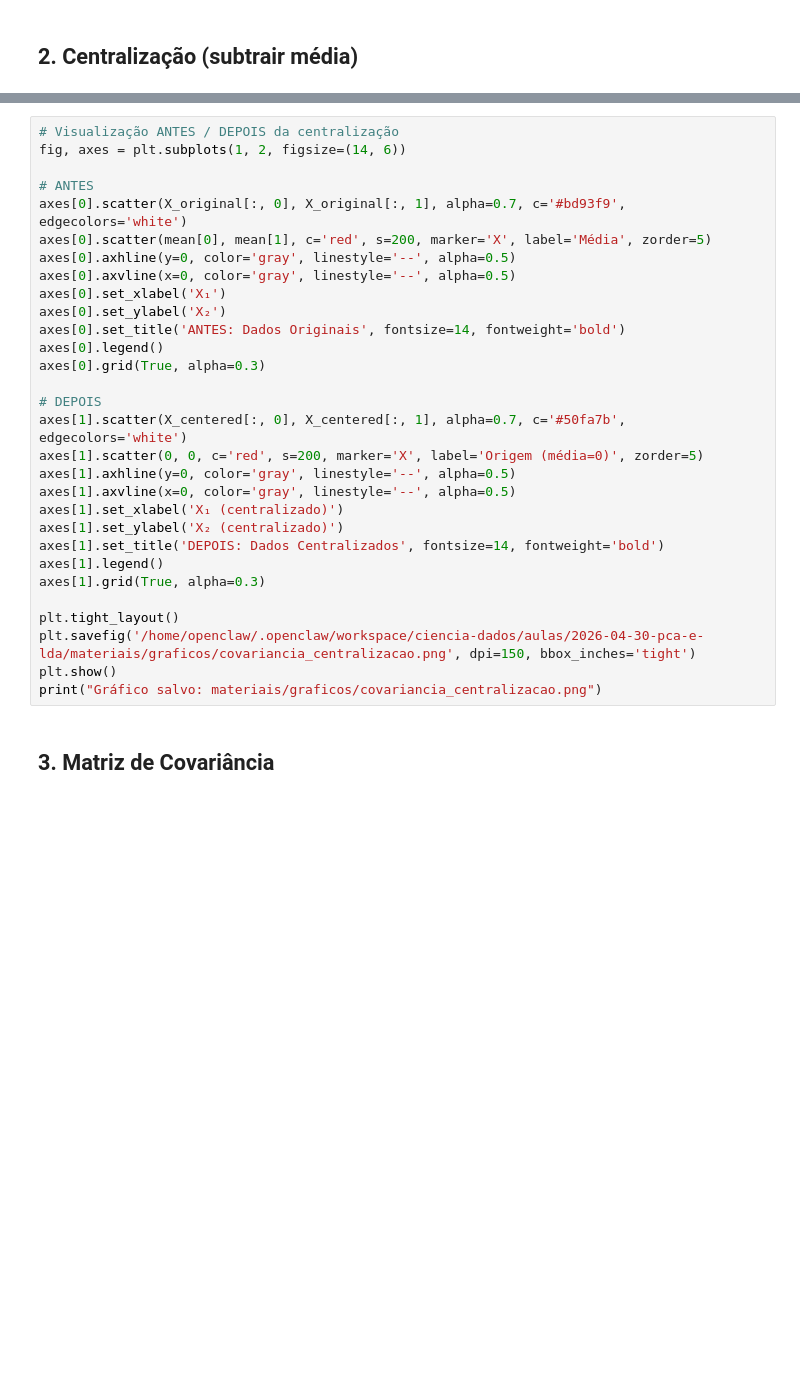
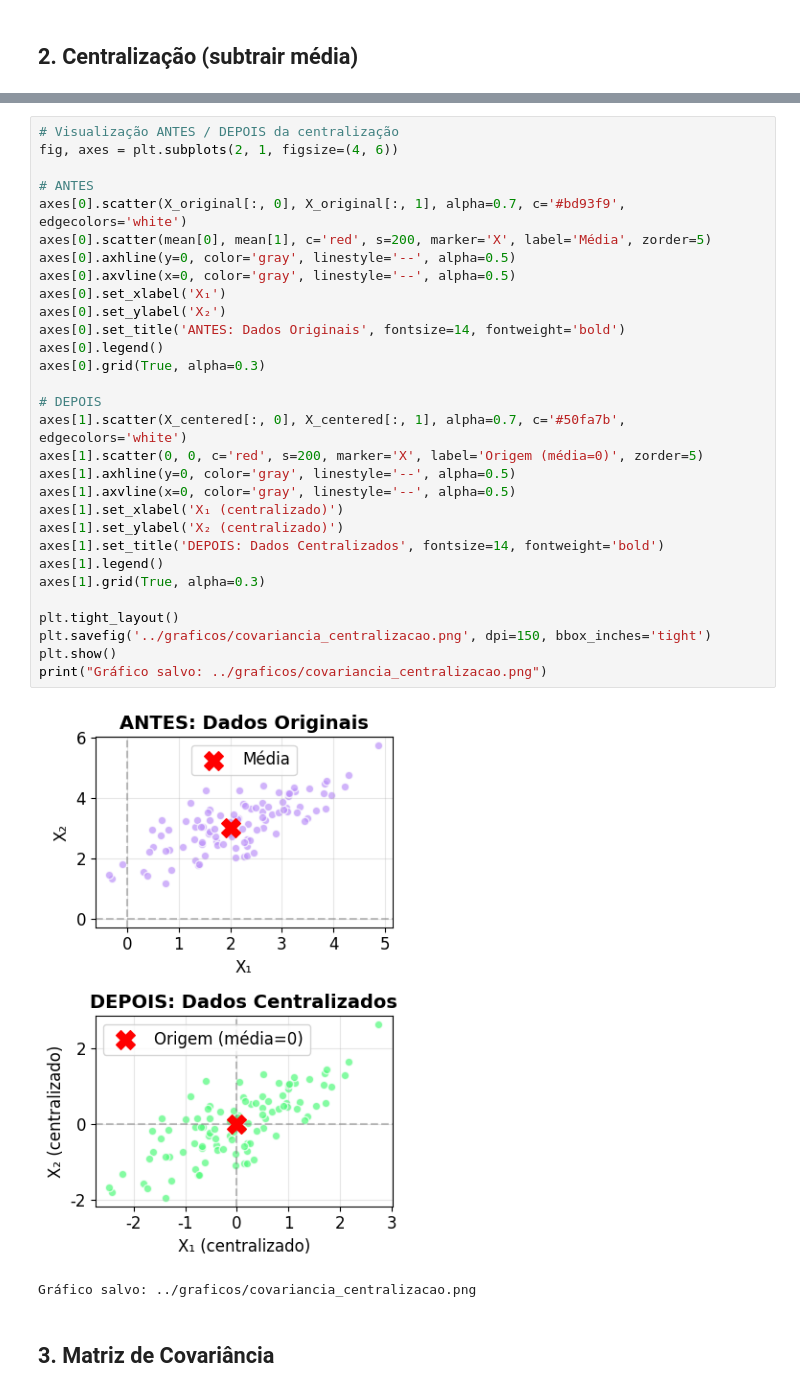
Before and after one commit to caiohamamura/reveal-cpvbcdd-202501, a Jupyter notebook: ciencia-dados/aulas/2026-04-30-pca-e-lda/materiais/notebooks/04_pca_matematica_ilustrada.ipynb, the cells around one changed output, grey strips where cells are left out. Saved outputs shown, nothing was run; the diff lists cells and outputs as text; blank space fills up the shorter version.

```diff
--- a/ciencia-dados/aulas/2026-04-30-pca-e-lda/materiais/notebooks/04_pca_matematica_ilustrada.ipynb
+++ b/ciencia-dados/aulas/2026-04-30-pca-e-lda/materiais/notebooks/04_pca_matematica_ilustrada.ipynb
@@ -37,33 +43,36 @@ print("(deve ser aproximadamente [0, 0])")
 # %%
 # Visualização ANTES / DEPOIS da centralização
-fig, axes = plt.subplots(1, 2, figsize=(14, 6))
+fig, axes = plt.subplots(2, 1, figsize=(4, 6))
 
 # ANTES
 axes[0].scatter(X_original[:, 0], X_original[:, 1], alpha=0.7, c='#bd93f9', edgecolors='white')
 axes[0].scatter(mean[0], mean[1], c='red', s=200, marker='X', label='Média', zorder=5)
 axes[0].axhline(y=0, color='gray', linestyle='--', alpha=0.5)
 axes[0].axvline(x=0, color='gray', linestyle='--', alpha=0.5)
 axes[0].set_xlabel('X₁')
 axes[0].set_ylabel('X₂')
 axes[0].set_title('ANTES: Dados Originais', fontsize=14, fontweight='bold')
 axes[0].legend()
 axes[0].grid(True, alpha=0.3)
 
 # DEPOIS
 axes[1].scatter(X_centered[:, 0], X_centered[:, 1], alpha=0.7, c='#50fa7b', edgecolors='white')
 axes[1].scatter(0, 0, c='red', s=200, marker='X', label='Origem (média=0)', zorder=5)
 axes[1].axhline(y=0, color='gray', linestyle='--', alpha=0.5)
 axes[1].axvline(x=0, color='gray', linestyle='--', alpha=0.5)
 axes[1].set_xlabel('X₁ (centralizado)')
 axes[1].set_ylabel('X₂ (centralizado)')
 axes[1].set_title('DEPOIS: Dados Centralizados', fontsize=14, fontweight='bold')
 axes[1].legend()
 axes[1].grid(True, alpha=0.3)
 
 plt.tight_layout()
-plt.savefig('/home/openclaw/.openclaw/workspace/ciencia-dados/aulas/2026-04-30-pca-e-lda/materiais/graficos/covariancia_centralizacao.png', dpi=150, bbox_inches='tight')
+plt.savefig('../graficos/covariancia_centralizacao.png', dpi=150, bbox_inches='tight')
 plt.show()
-print("Gráfico salvo: materiais/graficos/covariancia_centralizacao.png")
+print("Gráfico salvo: ../graficos/covariancia_centralizacao.png")
+# %% [output]
+[figure, added]
+Gráfico salvo: ../graficos/covariancia_centralizacao.png
 # %% [markdown]
 ## 3. Matriz de Covariância
 # %%
```
Also changed, not shown: parts of 9 cells of this notebook, 29 other files.
